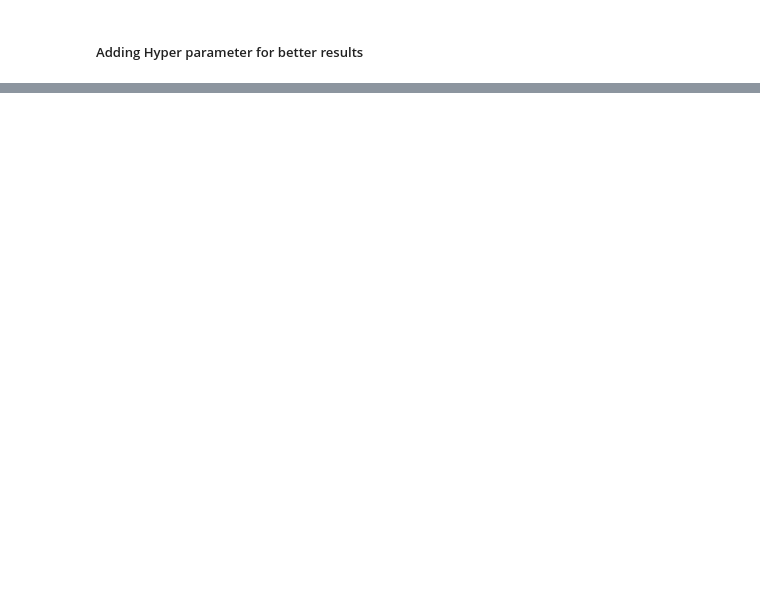
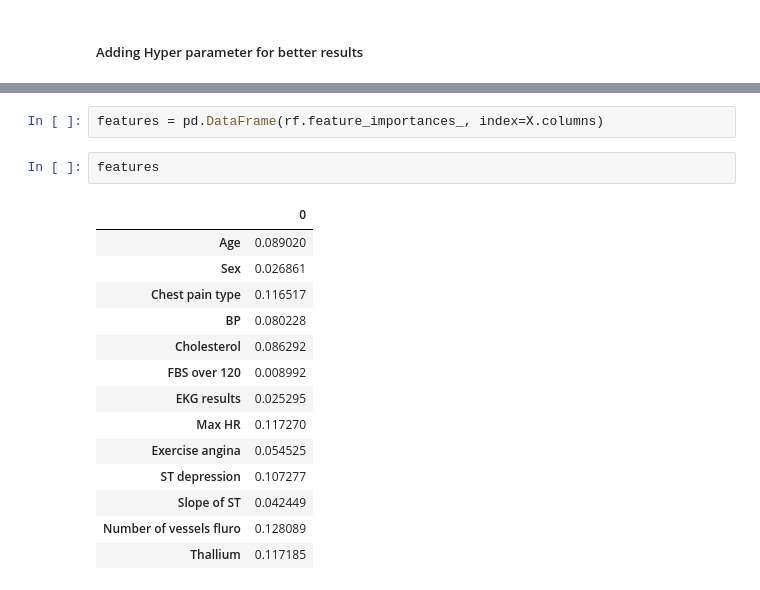
Before and after one commit to mozzam123/Heart-Disease-RandomForest, a Jupyter notebook: main.ipynb, the cells around one changed output, grey strips where cells are left out. Cells and saved outputs as stored; diff of their text form; blank space fills up the shorter version.

```diff
--- a/main.ipynb
+++ b/main.ipynb
@@ -133,0 +183,19 @@ rf.score(X_test, y_test)
+# %%
+features = pd.DataFrame(rf.feature_importances_, index=X.columns)
+# %%
+features
+# %% [output]
+|  | 0 |
+| Age | 0.089020 |
+| Sex | 0.026861 |
+| Chest pain type | 0.116517 |
+| BP | 0.080228 |
+| Cholesterol | 0.086292 |
+| FBS over 120 | 0.008992 |
+| EKG results | 0.025295 |
+| Max HR | 0.117270 |
+| Exercise angina | 0.054525 |
+| ST depression | 0.107277 |
+| Slope of ST | 0.042449 |
+| Number of vessels fluro | 0.128089 |
+| Thallium | 0.117185 |
```
Also changed, not shown: parts of 10 cells of this notebook.
